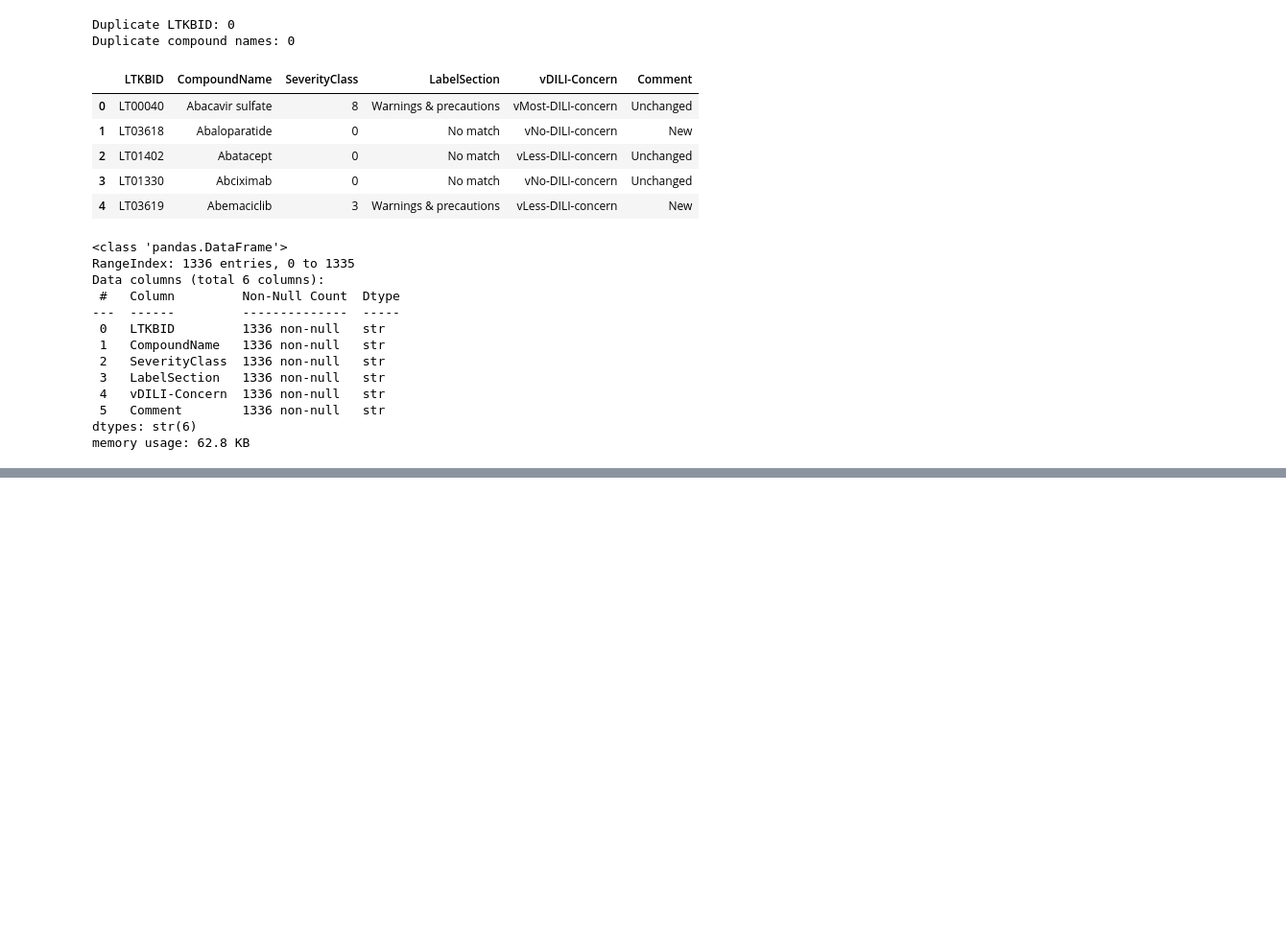
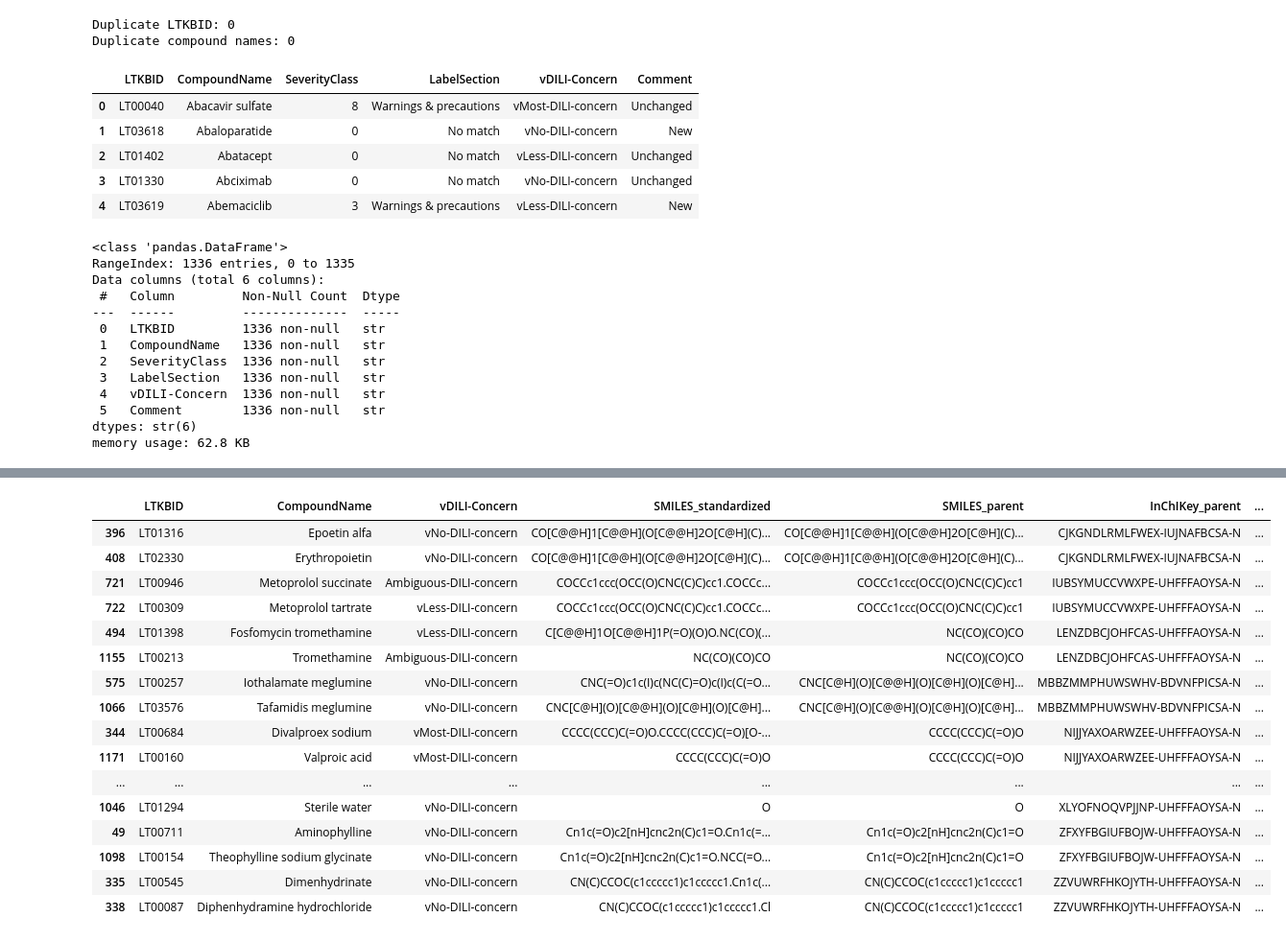
Before and after one commit to georgyzaouk/dilirank2-prediction, a Jupyter notebook: 01_data_preparation.ipynb, the cells around one changed output, grey strips where cells are left out. Shown at 96% size. Cells and saved outputs as stored; diff of their text form; code cells hidden in the pictures; blank space fills up the shorter version.

Commit message:
finished data preparation

```diff
--- a/01_data_preparation.ipynb
+++ b/01_data_preparation.ipynb
@@ -129,0 +539,17 @@ memory usage: 62.8 KB
+# %%
+# Keep only successfully retrieved, RDKit-valid structures.
+found_mask = data["pubchem_status"].eq("found")
+valid_mask = data["rdkit_valid"].fillna(False).astype(bool)
+
+prepared = data.loc[found_mask & valid_mask].copy().reset_index(drop=True)
+
+print(f"Prepared structures: {len(prepared)}")
+print()
+display(
+    prepared["vDILI-Concern"]
+    .value_counts(dropna=False)
+    .to_frame("count")
+)
+
+assert len(prepared) == n_valid
+assert prepared["LTKBID"].nunique() == len(prepared)
@@ -129,0 +817,57 @@ memory usage: 62.8 KB
+# %%
+# Identify duplicate structure groups carrying more than one DILI-concern label.
+standardized_label_counts = (
+    prepared.dropna(subset=["InChIKey_standardized"])
+    .groupby("InChIKey_standardized")["vDILI-Concern"]
+    .nunique()
+)
+
+parent_label_counts = (
+    prepared.dropna(subset=["InChIKey_parent"])
+    .groupby("InChIKey_parent")["vDILI-Concern"]
+    .nunique()
+)
+
+standardized_conflict_keys = set(
+    standardized_label_counts[standardized_label_counts > 1].index
+)
+
+parent_conflict_keys = set(
+    parent_label_counts[parent_label_counts > 1].index
+)
+
+prepared["standardized_label_conflict"] = (
+    prepared["InChIKey_standardized"].isin(standardized_conflict_keys)
+)
+
+prepared["parent_label_conflict"] = (
+    prepared["InChIKey_parent"].isin(parent_conflict_keys)
+)
+
+print(
+    "Standardized structure groups with conflicting DILI labels:",
+    len(standardized_conflict_keys)
+)
+print(
+    "Parent structure groups with conflicting DILI labels:",
+    len(parent_conflict_keys)
+)
+
+duplicate_parent_rows = prepared.loc[
+    prepared["has_parent_duplicate"],
+    [
+        "LTKBID",
+        "CompoundName",
+        "vDILI-Concern",
+        "SMILES_standardized",
+        "SMILES_parent",
+        "InChIKey_parent",
+        "parent_group_size",
+        "parent_label_conflict",
+    ]
+].sort_values(
+    ["InChIKey_parent", "CompoundName"]
+)
+
+display(duplicate_parent_rows)
+# %% [output]
@@ -129,0 +876,17 @@ memory usage: 62.8 KB
+|  | LTKBID | CompoundName | vDILI-Concern | SMILES_standardized | SMILES_parent | InChIKey_parent | ... |
+| 396 | LT01316 | Epoetin alfa | vNo-DILI-concern | CO[C@@H]1[C@@H](O[C@@H]2O[C@H](C)... | CO[C@@H]1[C@@H](O[C@@H]2O[C@H](C)... | CJKGNDLRMLFWEX-IUJNAFBCSA-N | ... |
+| 408 | LT02330 | Erythropoietin | vNo-DILI-concern | CO[C@@H]1[C@@H](O[C@@H]2O[C@H](C)... | CO[C@@H]1[C@@H](O[C@@H]2O[C@H](C)... | CJKGNDLRMLFWEX-IUJNAFBCSA-N | ... |
+| 721 | LT00946 | Metoprolol succinate | Ambiguous-DILI-concern | COCCc1ccc(OCC(O)CNC(C)C)cc1.COCCc... | COCCc1ccc(OCC(O)CNC(C)C)cc1 | IUBSYMUCCVWXPE-UHFFFAOYSA-N | ... |
+| 722 | LT00309 | Metoprolol tartrate | vLess-DILI-concern | COCCc1ccc(OCC(O)CNC(C)C)cc1.COCCc... | COCCc1ccc(OCC(O)CNC(C)C)cc1 | IUBSYMUCCVWXPE-UHFFFAOYSA-N | ... |
+| 494 | LT01398 | Fosfomycin tromethamine | vLess-DILI-concern | C[C@@H]1O[C@@H]1P(=O)(O)O.NC(CO)(... | NC(CO)(CO)CO | LENZDBCJOHFCAS-UHFFFAOYSA-N | ... |
+| 1155 | LT00213 | Tromethamine | Ambiguous-DILI-concern | NC(CO)(CO)CO | NC(CO)(CO)CO | LENZDBCJOHFCAS-UHFFFAOYSA-N | ... |
+| 575 | LT00257 | Iothalamate meglumine | vNo-DILI-concern | CNC(=O)c1c(I)c(NC(C)=O)c(I)c(C(=O... | CNC[C@H](O)[C@@H](O)[C@H](O)[C@H]... | MBBZMMPHUWSWHV-BDVNFPICSA-N | ... |
+| 1066 | LT03576 | Tafamidis meglumine | vNo-DILI-concern | CNC[C@H](O)[C@@H](O)[C@H](O)[C@H]... | CNC[C@H](O)[C@@H](O)[C@H](O)[C@H]... | MBBZMMPHUWSWHV-BDVNFPICSA-N | ... |
+| 344 | LT00684 | Divalproex sodium | vMost-DILI-concern | CCCC(CCC)C(=O)O.CCCC(CCC)C(=O)[O-... | CCCC(CCC)C(=O)O | NIJJYAXOARWZEE-UHFFFAOYSA-N | ... |
+| 1171 | LT00160 | Valproic acid | vMost-DILI-concern | CCCC(CCC)C(=O)O | CCCC(CCC)C(=O)O | NIJJYAXOARWZEE-UHFFFAOYSA-N | ... |
+| ... | ... | ... | ... | ... | ... | ... | ... |
+| 1046 | LT01294 | Sterile water | vNo-DILI-concern | O | O | XLYOFNOQVPJJNP-UHFFFAOYSA-N | ... |
+| 49 | LT00711 | Aminophylline | vNo-DILI-concern | Cn1c(=O)c2[nH]cnc2n(C)c1=O.Cn1c(=... | Cn1c(=O)c2[nH]cnc2n(C)c1=O | ZFXYFBGIUFBOJW-UHFFFAOYSA-N | ... |
+| 1098 | LT00154 | Theophylline sodium glycinate | vNo-DILI-concern | Cn1c(=O)c2[nH]cnc2n(C)c1=O.NCC(=O... | Cn1c(=O)c2[nH]cnc2n(C)c1=O | ZFXYFBGIUFBOJW-UHFFFAOYSA-N | ... |
+| 335 | LT00545 | Dimenhydrinate | vNo-DILI-concern | CN(C)CCOC(c1ccccc1)c1ccccc1.Cn1c(... | CN(C)CCOC(c1ccccc1)c1ccccc1 | ZZVUWRFHKOJYTH-UHFFFAOYSA-N | ... |
+| 338 | LT00087 | Diphenhydramine hydrochloride | vNo-DILI-concern | CN(C)CCOC(c1ccccc1)c1ccccc1.Cl | CN(C)CCOC(c1ccccc1)c1ccccc1 | ZZVUWRFHKOJYTH-UHFFFAOYSA-N | ... |
```
Also changed, not shown: parts of 37 cells of this notebook, 2 other files.
